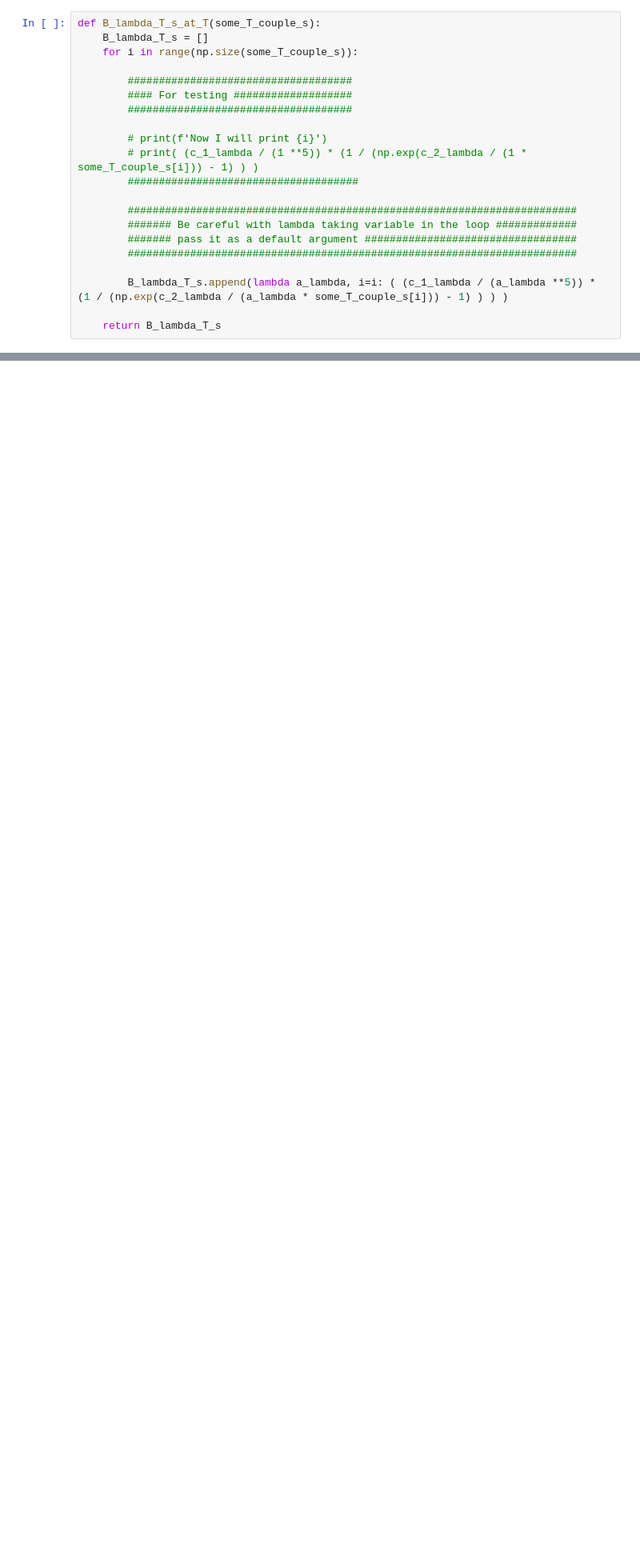
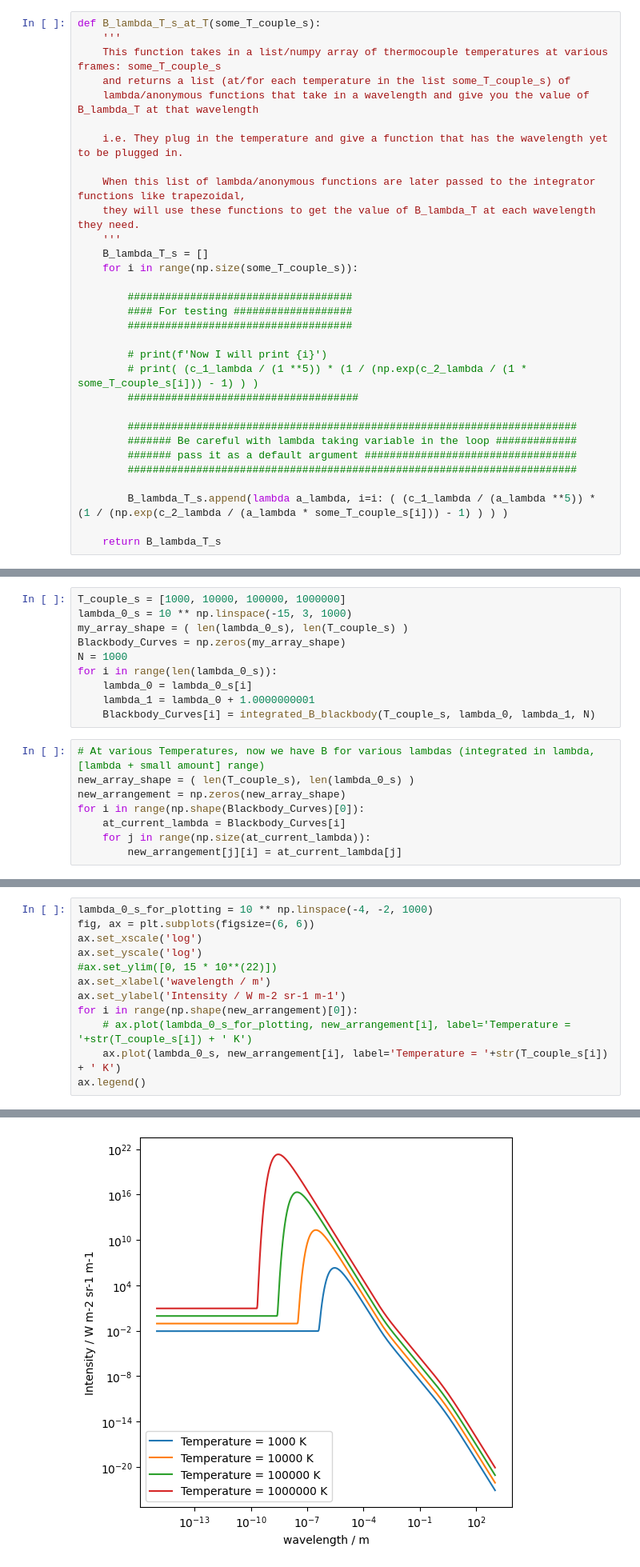
Before and after one commit to KaushalTimilsina/ResearchProject, a Jupyter notebook: Integration.ipynb, the cells around one changed output, grey strips where cells are left out. Shown: that part at 80% size. Saved outputs shown, nothing was run; the diff lists cells and outputs as text; blank space fills up the shorter version.

Commit message:
Plotted the integrated intensity

```diff
--- a/Integration.ipynb
+++ b/Integration.ipynb
@@ -524,6 +524,16 @@ B_lambda_T_s_integrated
 ### 2.4 Integration without symbolic substitution
 # %%
 def B_lambda_T_s_at_T(some_T_couple_s):
+    '''
+    This function takes in a list/numpy array of thermocouple temperatures at various frames: some_T_couple_s
+    and returns a list (at/for each temperature in the list some_T_couple_s) of
+    lambda/anonymous functions that take in a wavelength and give you the value of B_lambda_T at that wavelength
+
+    i.e. They plug in the temperature and give a function that has the wavelength yet to be plugged in.
+
+    When this list of lambda/anonymous functions are later passed to the integrator functions like trapezoidal,
+    they will use these functions to get the value of B_lambda_T at each wavelength they need.
+    '''
     B_lambda_T_s = []
     for i in range(np.size(some_T_couple_s)):
 
@@ -589,0 +633,18 @@ B_lambda_T_s_integrated
+# %%
+T_couple_s = [1000, 10000, 100000, 1000000]
+lambda_0_s = 10 ** np.linspace(-15, 3, 1000)
+my_array_shape = ( len(lambda_0_s), len(T_couple_s) )
+Blackbody_Curves = np.zeros(my_array_shape)
+N = 1000
+for i in range(len(lambda_0_s)):
+    lambda_0 = lambda_0_s[i]
+    lambda_1 = lambda_0 + 1.0000000001
+    Blackbody_Curves[i] = integrated_B_blackbody(T_couple_s, lambda_0, lambda_1, N)
+# %%
+# At various Temperatures, now we have B for various lambdas (integrated in lambda, [lambda + small amount] range)
+new_array_shape = ( len(T_couple_s), len(lambda_0_s) )
+new_arrangement = np.zeros(new_array_shape)
+for i in range(np.shape(Blackbody_Curves)[0]):
+    at_current_lambda = Blackbody_Curves[i]
+    for j in range(np.size(at_current_lambda)):
+        new_arrangement[j][i] = at_current_lambda[j]
@@ -589,0 +682,13 @@ B_lambda_T_s_integrated
+# %%
+lambda_0_s_for_plotting = 10 ** np.linspace(-4, -2, 1000)
+fig, ax = plt.subplots(figsize=(6, 6))
+ax.set_xscale('log')
+ax.set_yscale('log')
+#ax.set_ylim([0, 15 * 10**(22)])
+ax.set_xlabel('wavelength / m')
+ax.set_ylabel('Intensity / W m-2 sr-1 m-1')
+for i in range(np.shape(new_arrangement)[0]):
+    # ax.plot(lambda_0_s_for_plotting, new_arrangement[i], label='Temperature = '+str(T_couple_s[i]) + ' K')
+    ax.plot(lambda_0_s, new_arrangement[i], label='Temperature = '+str(T_couple_s[i]) + ' K')
+ax.legend()
+# %% [output]
@@ -589,0 +696 @@ B_lambda_T_s_integrated
+[figure, added]
```
Also changed, not shown: parts of 16 cells of this notebook.
